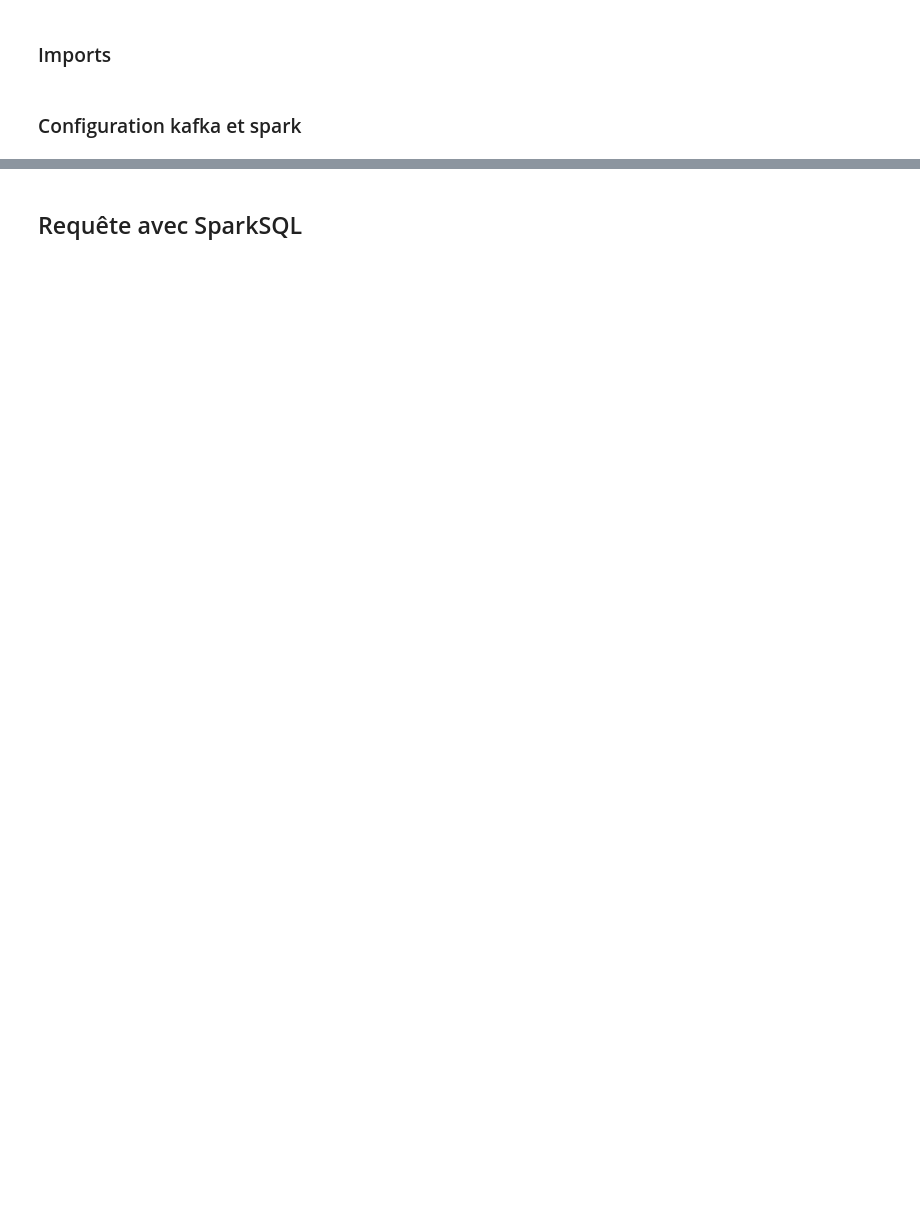
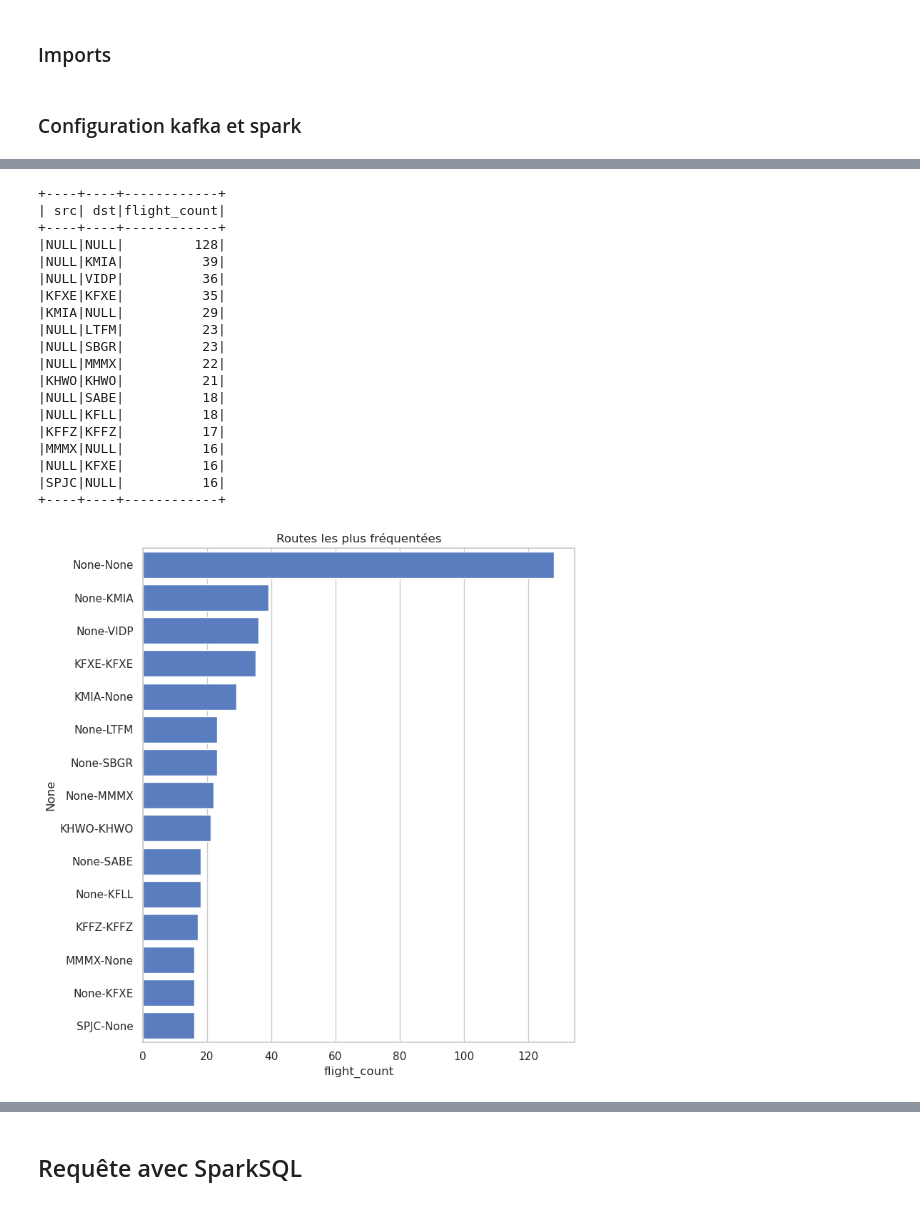
Before and after one commit to Dhoulnoun/BigData-GraphX, a Jupyter notebook: opensky-flights.ipynb, the cells around one changed output, grey strips where cells are left out. Drawn from its saved outputs; the diff is of its cells as text; code cells hidden in the pictures; blank space fills up the shorter version.

Commit message:
Ajout de la partie batch avec / sans fenêtre. SANS ETAT

```diff
--- a/opensky-flights.ipynb
+++ b/opensky-flights.ipynb
@@ -75,0 +125,24 @@ flights_json = flights_df.select(from_json(col("value").cast("string"), schema).
+# %%
+
+# Trouver les routes les plus empruntées
+top_routes = nbVols.orderBy(desc("flight_count")).limit(top_n)
+top_routes.show()
+
+# Convertir en pandas pour visualisation avec Seaborn
+top_routes_pd = top_routes.toPandas()
+
+# Créer des visualisations
+plt.figure(figsize=(14, 8))
+
+# Graphique des routes les plus fréquentées
+plt.subplot(1, 2, 2)
+sns.boxplot
+sns.barplot(x="flight_count", y=top_routes_pd.apply(lambda x: f"{x['src']}-{x['dst']}", axis=1),
+            data=top_routes_pd, orient="h")
+plt.title("Routes les plus fréquentées")
+plt.tight_layout()
+
+plt.savefig("aviation_network_analysis.png")
+plt.show()
+plt.close()
+# %% [output]
@@ -75,0 +151,20 @@ flights_json = flights_df.select(from_json(col("value").cast("string"), schema).
++----+----+------------+
+| src| dst|flight_count|
++----+----+------------+
+|NULL|NULL|         128|
+|NULL|KMIA|          39|
+|NULL|VIDP|          36|
+|KFXE|KFXE|          35|
+|KMIA|NULL|          29|
+|NULL|LTFM|          23|
+|NULL|SBGR|          23|
+|NULL|MMMX|          22|
+|KHWO|KHWO|          21|
+|NULL|SABE|          18|
+|NULL|KFLL|          18|
+|KFFZ|KFFZ|          17|
+|MMMX|NULL|          16|
+|NULL|KFXE|          16|
+|SPJC|NULL|          16|
++----+----+------------+
+[figure, added]
```
Also changed, not shown: parts of 13 cells of this notebook.
